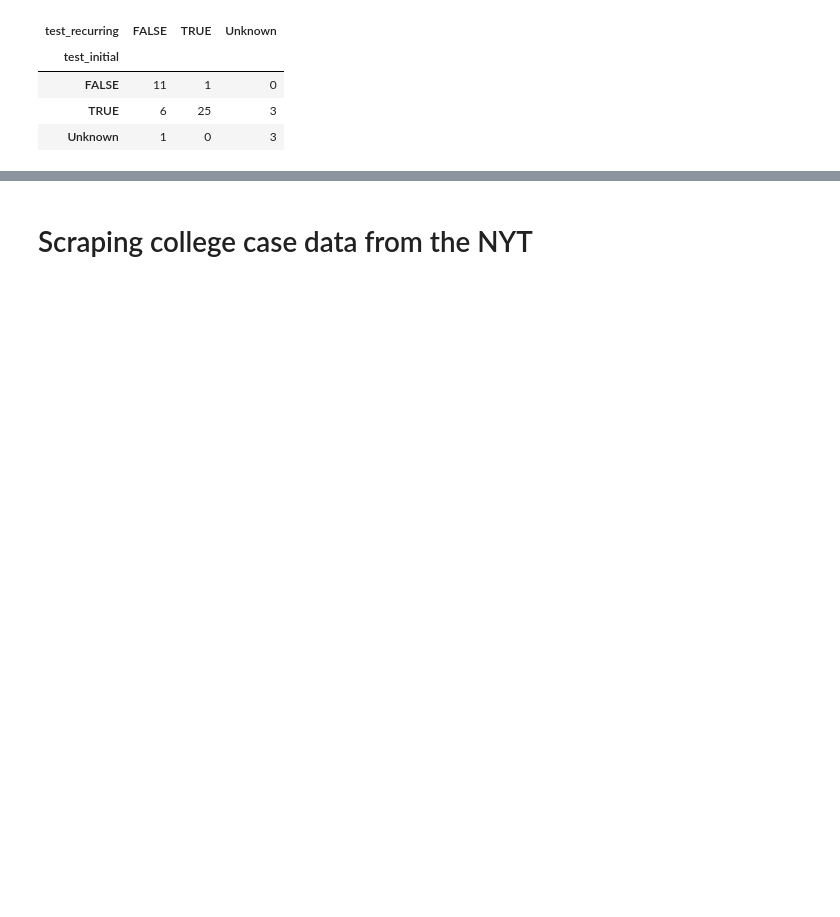
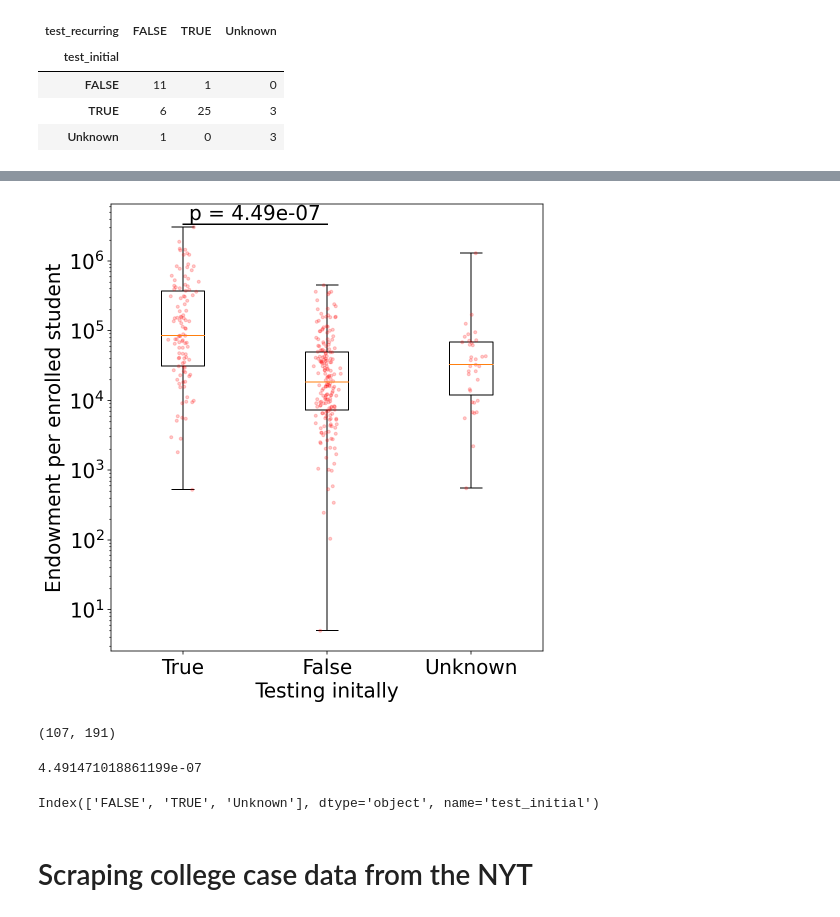
Before and after one commit to pachterlab/BTRBP_2020, a Jupyter notebook: notebooks/basic_stats.ipynb, the cells around one changed output, grey strips where cells are left out. Drawn from its saved outputs; the diff is of its cells as text; code cells hidden in the pictures; blank space fills up the shorter version.

Commit message:
added endowment

```diff
--- a/notebooks/basic_stats.ipynb
+++ b/notebooks/basic_stats.ipynb
@@ -499,3 +510,49 @@ v
+# %%
+v = df[df["endowment_per_fte_enrollment"].notnull()].groupby("test_initial")["endowment_per_fte_enrollment"].apply(list)
+f, t, u = v
+tval, pval = stats.ttest_ind(t, f, equal_var=False)
+
+fig, ax = plt.subplots(figsize=(7,7), constrained_layout=True)
+
+labels = ["True", "False", "Unknown"]
+
+data = [t, f, u]
+ax.boxplot(data, whis=(0, 100))
+
+for i in range(len(data)):
+    y = data[i]
+    x = np.random.normal(1+i, 0.04, size=len(y))
+    ax.plot(x, y, 'r.', alpha=0.2)
+
+# statistical annotation
+x1, x2 = 1, 2
+yy, h, col = max(t)*(1+0.1), 0, 'k'
+ax.plot([x1, x1, x2, x2], [yy, yy+h, yy+h, yy], lw=1.5, c=col)
+ax.text((x1+x2)*.5, yy+h, f"p = {pval:,.2e}", ha='center', va='bottom', color=col)
+
+kwd = {
+    "xlabel" : "Testing initally",
+    "ylabel": "Endowment per enrolled student",
+    "yscale": "log",
+    "xticklabels":labels
+}
+ax.set(**kwd)
+
+fig.show()
+# %% [output]
+[figure, added]
+# %%
+len(t), len(f)
+# %% [output]
+(107, 191)
+# %%
+p
+# %% [output]
+4.491471018861199e-07
+# %%
+v.index
+# %% [output]
+Index(['FALSE', 'TRUE', 'Unknown'], dtype='object', name='test_initial')
 # %% [markdown]
 # Scraping college case data from the NYT
 # %%
```
Also changed, not shown: parts of 22 cells of this notebook.
